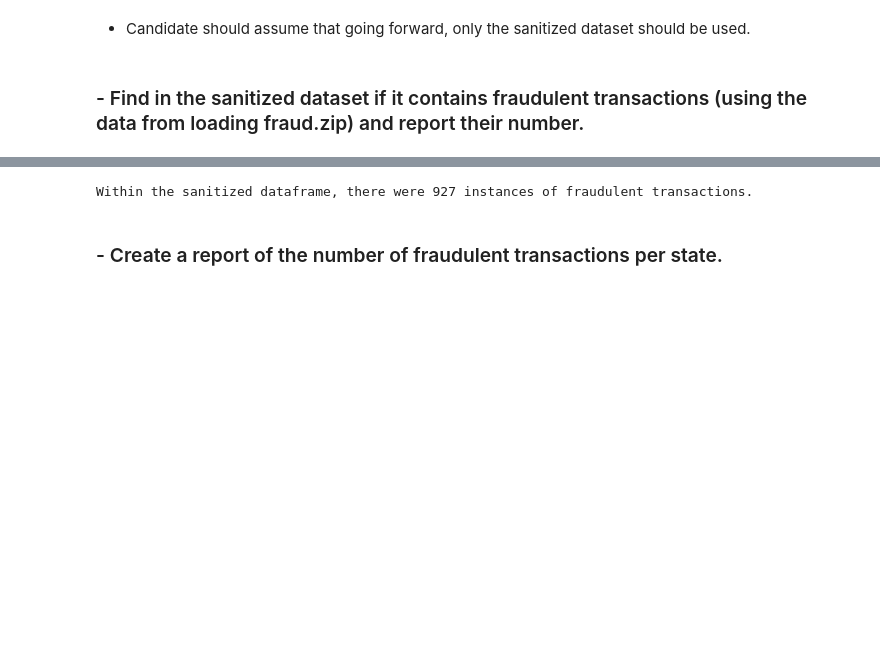
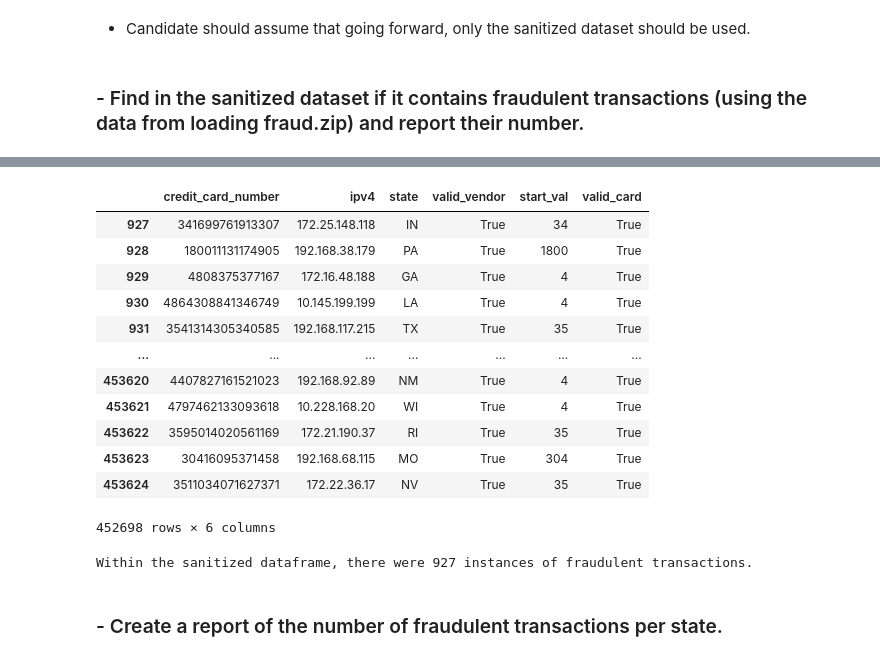
Before and after one commit to sarahkaunitz/code_challenge, a Jupyter notebook: Deloitte_AI_Coding_Challenge_nb.ipynb, the cells around one changed output, grey strips where cells are left out. Saved outputs shown, nothing was run; the diff lists cells and outputs as text; code cells hidden in the pictures; blank space fills up the shorter version.

Commit message:
all functions work, main.py runs, all pytest unit tests pass

```diff
--- a/Deloitte_AI_Coding_Challenge_nb.ipynb
+++ b/Deloitte_AI_Coding_Challenge_nb.ipynb
@@ -103,14 +113,13 @@ len(fraud_dataset)
 # %% [markdown]
 ### Sanitize data of both transaction-001.zip and transaction-002.zip by removing transactions where column `credit_card_number` is not part of the previous provided list. For example, a credit card that starts with `98` is not a valid card and should be discarded from the sanitized dataset.
 # %%
-transaction001 = ('/Users/sarahkaunitz/Documents/deloitte/AI_Engineer/code_challenge/datasets/transaction-001')
-transaction002 = ('/Users/sarahkaunitz/Documents/deloitte/AI_Engineer/code_challenge/datasets/transaction-002')
+file_list=['datasets/transaction-001','datasets/transaction-002']
 # %%
-def load_transaction_files(file1, file2):
-    df1 = pd.read_csv(file1)
-    df2 = pd.read_csv(file2)
-    transaction_files = df1.append(df2)
-    transaction_files = transaction_files.reset_index(drop=True)
+def load_transaction_files(file_list):
+    main_dataframe = pd.DataFrame(pd.read_csv(file_list[0]))
+    for i in range(1,len(file_list)):
+        data = pd.read_csv(file_list[i])
+        df = pd.DataFrame(data)
+        main_dataframe = pd.concat([main_dataframe,df],axis=0)
+    transaction_files = main_dataframe.reset_index(drop=True)
     return transaction_files
-transaction_files = load_transaction_files(transaction001, transaction002)
-transaction_files
@@ -130,0 +126,3 @@ transaction_files
+# %%
+transaction_files = load_transaction_files(file_list)
+transaction_files
@@ -188,7 +202,7 @@ def filter_transactions(transaction_files, credit_cards, start_vals):
                             'state':transaction_files['state'],
                             'valid_vendor':valid_nums})
     valid_results = results[results['valid_vendor'] == True]
-    valid_results.loc[:,"start_val"] = start_vals
+    valid_results = valid_results.assign(start_val = start_vals)
     valid_results = valid_results.reset_index(drop=True)
 
     fraud_results = results[results['valid_vendor'] == False]
@@ -266,0 +287,16 @@ model_data = valid_transactions.append(fraud_transactions)
+# %%
+valid_transactions
+# %% [output]
+|  | credit_card_number | ipv4 | state | valid_vendor | start_val | valid_card |
+| 927 | 341699761913307 | 172.25.148.118 | IN | True | 34 | True |
+| 928 | 180011131174905 | 192.168.38.179 | PA | True | 1800 | True |
+| 929 | 4808375377167 | 172.16.48.188 | GA | True | 4 | True |
+| 930 | 4864308841346749 | 10.145.199.199 | LA | True | 4 | True |
+| 931 | 3541314305340585 | 192.168.117.215 | TX | True | 35 | True |
+| ... | ... | ... | ... | ... | ... | ... |
+| 453620 | 4407827161521023 | 192.168.92.89 | NM | True | 4 | True |
+| 453621 | 4797462133093618 | 10.228.168.20 | WI | True | 4 | True |
+| 453622 | 3595014020561169 | 172.21.190.37 | RI | True | 35 | True |
+| 453623 | 30416095371458 | 192.168.68.115 | MO | True | 304 | True |
+| 453624 | 3511034071627371 | 172.22.36.17 | NV | True | 35 | True |
+452698 rows × 6 columns
```
Also changed, not shown: parts of 29 cells of this notebook, 24 other files.
